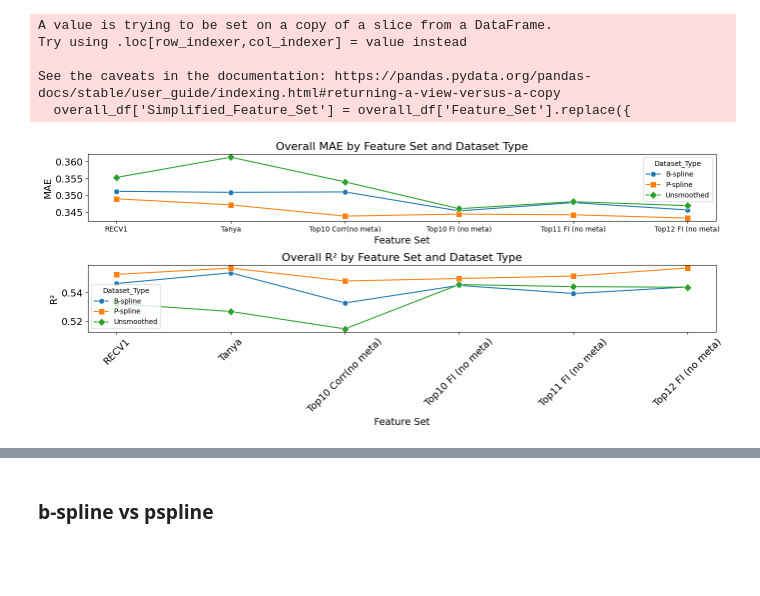
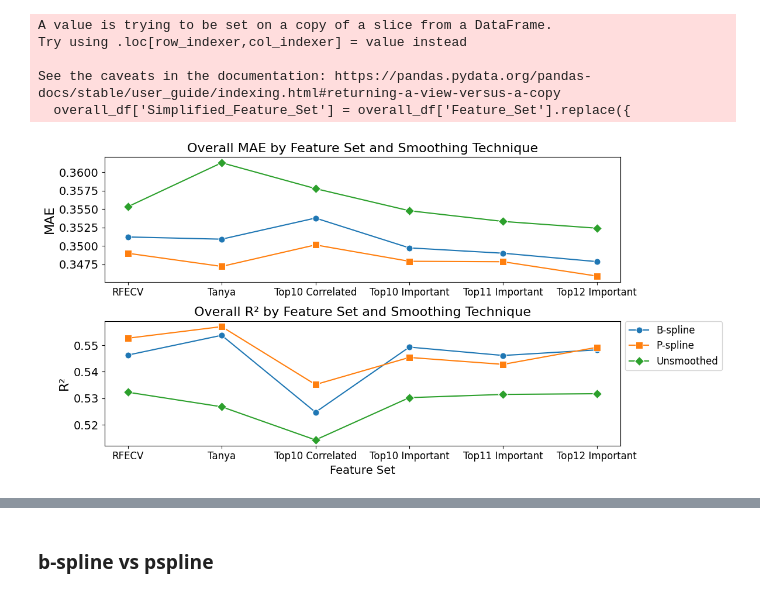
Before and after one commit to andreawickman/ic_research_project, a Jupyter notebook: 12_final_regression_comparison.ipynb, the cells around one changed output, grey strips where cells are left out. Saved outputs shown, nothing was run; the diff lists cells and outputs as text; code cells hidden in the pictures; blank space fills up the shorter version.

```diff
--- a/12_final_regression_comparison.ipynb
+++ b/12_final_regression_comparison.ipynb
@@ -134,20 +87,12 @@ feature_sets = [
     # Unsmoothed and Smoothed Feature Set
     {'name': 'common_features', 'features': features_smoothed_no_meta, 'compatible_datasets': ['B-spline', 'P-spline', 'Unsmoothed']},
     {'name': 'tanya', 'features': features_tanya, 'compatible_datasets': ['B-spline', 'P-spline', 'Unsmoothed']},
-    {'name': 'Top10_corr_no_meta', 'features': features_top10_corr_no_meta, 'compatible_datasets': ['B-spline', 'P-spline', 'Unsmoothed']},
-    {'name': 'Top10_fi_no_meta', 'features': features_top10_fi_no_meta, 'compatible_datasets': ['B-spline', 'P-spline', 'Unsmoothed']},
-    {'name': 'Top11_fi_no_meta', 'features': features_top11_fi_no_meta, 'compatible_datasets': ['B-spline', 'P-spline', 'Unsmoothed']},
-    {'name': 'Top12_fi_no_meta', 'features': features_top12_fi_no_meta, 'compatible_datasets': ['B-spline', 'P-spline', 'Unsmoothed']},
+    {'name': 'Top10_corr_no_meta', 'features': features_top10_corr_no_ambig, 'compatible_datasets': ['B-spline', 'P-spline', 'Unsmoothed']},
+    {'name': 'Top10_fi_no_meta', 'features': features_top10_fi_no_ambig, 'compatible_datasets': ['B-spline', 'P-spline', 'Unsmoothed']},
+    {'name': 'Top11_fi_no_meta', 'features': features_top11_fi_no_ambig, 'compatible_datasets': ['B-spline', 'P-spline', 'Unsmoothed']},
+    {'name': 'Top12_fi_no_meta', 'features': features_top12_fi_no_ambig, 'compatible_datasets': ['B-spline', 'P-spline', 'Unsmoothed']},
 
 ]
-
-
-# Directories for smoothed and unsmoothed data
-datasets = {
-    'B-spline': './data/derived/smoothed/bspline/',
-    'P-spline': './data/derived/smoothed/pspline/',
-    'Unsmoothed': './data/derived/unsmoothed/'
-}
 
 all_results = pd.DataFrame()
 
@@ -159,9 +104,6 @@ for feature_set in feature_sets:
 
         # Construct feature set name based on dataset type
         feature_set_name = f"{feature_set['name']}_{dataset_type}"
-
-        # Define the output CSV path
-        output_csv = f'performance_metrics_{feature_set_name}.csv'
 
         # Debugging print statements
         print(f"Processing feature set: {feature_set['name']} with dataset: {dataset_type}")
@@ -228,32 +170,35 @@ See the caveats in the documentation: https://pandas.pydata.org/pandas-docs/stab
 # %%
 # Set up the plot
 plt.figure(figsize=(14, 6))
 
 markers = {'B-spline': 'o', 'P-spline': 's', 'Unsmoothed': 'D'}
 
 # Plot MAE for 'Overall'
 plt.subplot(2, 1, 1)
 sns.lineplot(x='Simplified_Feature_Set', y='MAE', hue='Dataset_Type', style='Dataset_Type',
              markers=markers, dashes=False, data=overall_df, markersize = 8)
-plt.title('Overall MAE by Feature Set and Dataset Type', fontsize = 16)
-plt.xlabel('Feature Set', size = 14)
+plt.title('Overall MAE by Feature Set and Smoothing Technique', fontsize = 16)
+plt.xlabel('', size = 14)
 plt.yticks(size = 14)
-plt.ylabel('MAE', size = 14)
-
+plt.xticks(size = 12)
+plt.ylabel('MAE', size = 16)
+plt.legend([],[], frameon=False)
 # Plot R² for 'Overall'
 plt.subplot(2, 1, 2)
 sns.lineplot(x='Simplified_Feature_Set', y='R²', hue='Dataset_Type', style='Dataset_Type',
              markers=markers, dashes=False, data=overall_df, markersize =8)
-plt.title('Overall R² by Feature Set and Dataset Type', fontsize = 16)
+plt.title('Overall R² by Feature Set and Smoothing Technique', fontsize = 16)
 plt.yticks(size = 14)
 plt.xlabel('Feature Set', size = 14)
-plt.xticks(size = 14, rotation = 45)
-plt.ylabel('R²', size = 14)
-
-plt.tight_layout()
+plt.xticks(size = 12)
+plt.ylabel('R²', size = 16)
+#move legend
+plt.legend(loc='center left', bbox_to_anchor=(1, 0.8), fontsize=12)
+plt.tight_layout(rect=[0, 0, 0.85, 1])
+plt.savefig('./outputs/performance_comparisons/smoothing_comparison.pdf', bbox_inches='tight')
 plt.show()
 # %% [output]
-[figure, old version]
+[figure, new version]
 # %%
 # Separate the data for unsmoothed, B-spline, and P-spline
 unsmoothed_df = overall_df[overall_df['Dataset_Type'] == 'Unsmoothed']
```
Also changed, not shown: parts of 40 cells of this notebook, 25 other files.
